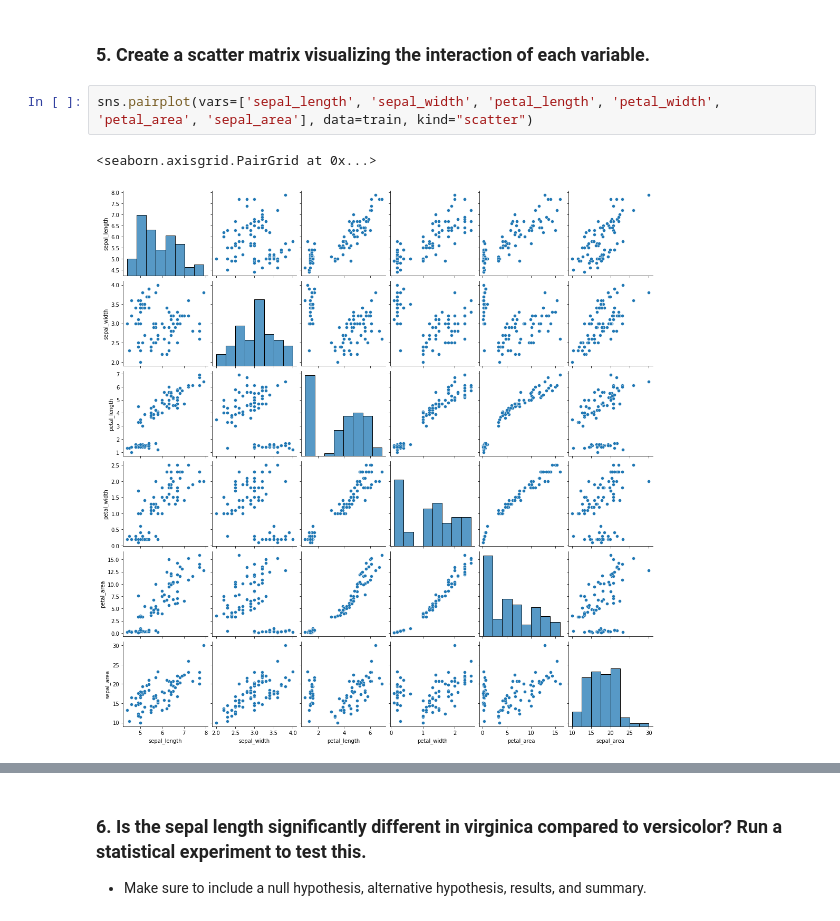
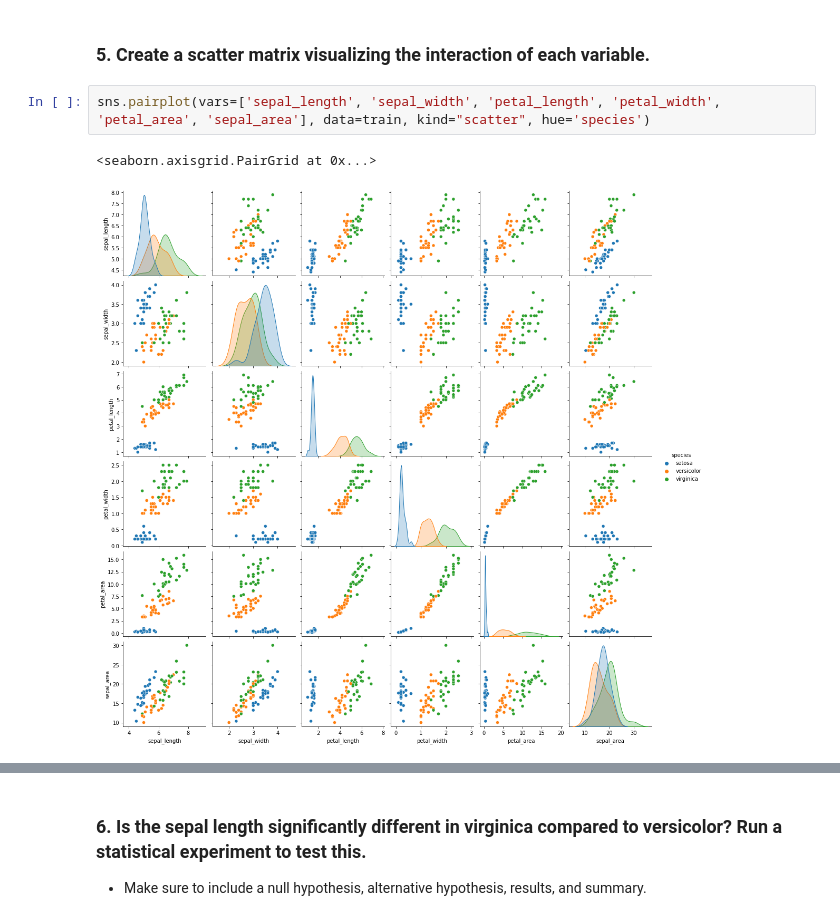
Before and after one commit to david-ryan-alviola/classification-exercises, a Jupyter notebook: classification_exercises.ipynb, the cells around one changed output, grey strips where cells are left out. Saved outputs shown, nothing was run; the diff lists cells and outputs as text.

```diff
--- a/classification_exercises.ipynb
+++ b/classification_exercises.ipynb
@@ -523,7 +552,7 @@ sns.heatmap(petw_sepl_cross.corr(), mask=np.triu(np.ones_like(petw_sepl_cross.co
 # %% [markdown]
 ### 5. Create a scatter matrix visualizing the interaction of each variable.
 # %%
-sns.pairplot(vars=['sepal_length', 'sepal_width', 'petal_length', 'petal_width', 'petal_area', 'sepal_area'], data=train, kind="scatter")
+sns.pairplot(vars=['sepal_length', 'sepal_width', 'petal_length', 'petal_width', 'petal_area', 'sepal_area'], data=train, kind="scatter", hue='species')
 # %% [output]
 <seaborn.axisgrid.PairGrid at 0x...>
-[figure, old version]
+[figure, new version]
```
Also changed, not shown: parts of 7 cells of this notebook.
